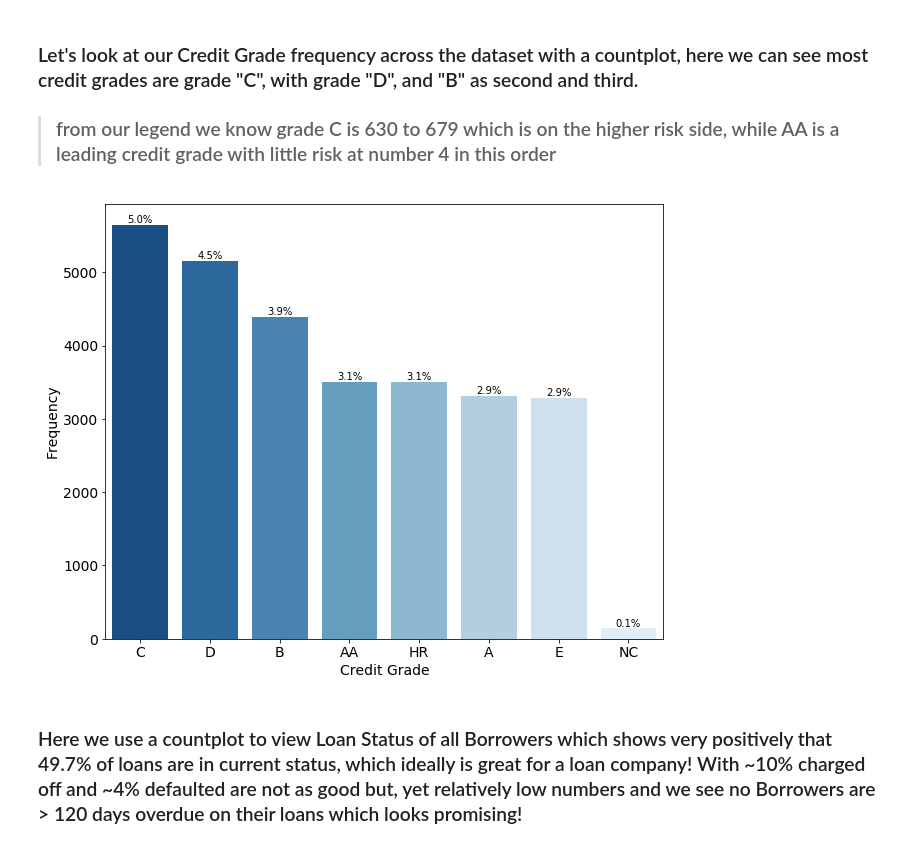
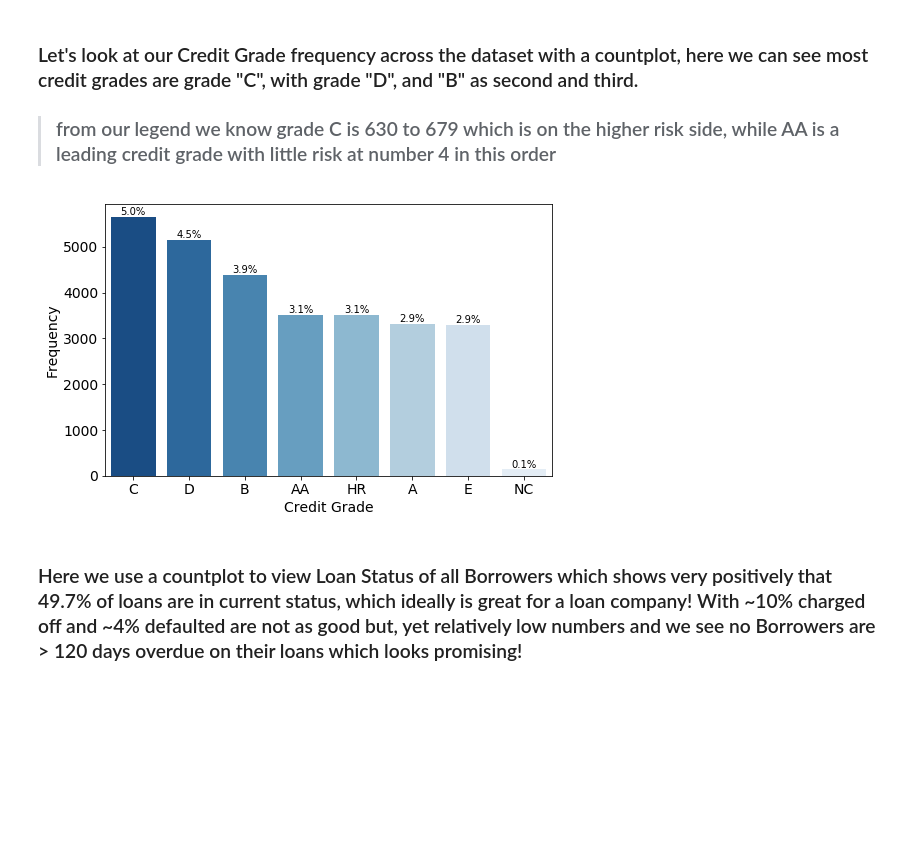
Before and after one commit to MJOAN/Udacity-DA-P5, a Jupyter notebook: prosper_loan_explanatory.ipynb, the cells around one changed output. Drawn from its saved outputs; the diff is of its cells as text; code cells hidden in the pictures; blank space fills up the shorter version.

```diff
--- a/exploration_template.ipynb
+++ b/prosper_loan_explanatory.ipynb
@@ -168,4 +0,0 @@ prosper_clean['ListingCreationDate'] = pd.to_datetime(prosper_clean['ListingCrea
-# %%
-# using lambda to apply the strftime method and allow for our timestamps to say either "AM" or "PM"
-prosper_clean['DateCreditPulled'] = prosper_clean['DateCreditPulled'].map(lambda x: x.strftime('%Y%m%d%' + ' ' + '%I:%M %p') if x else "")
-prosper_clean['ListingCreationDate'] = prosper_clean['ListingCreationDate'].map(lambda x: x.strftime('%Y%m%d%' + ' ' + '%I:%M %p') if x else "")
@@ -310,5 +154,2 @@ Text(0, 0.5, 'Frequency')
 # %% [markdown]
 ### The skewed bar chart above means we can go for a log scale instead for a normal distribution however, we still see skewness but, a general increase in frequency and then a peak at 100,000 as we get to our max() of 463,881 with log10 is 13.04
-# %%
-# store all non zero values to a np array variable 'x'
-x = prosper_clean['AmountDelinquent'].nonzero()
@@ -336,32 +173,25 @@ plt.xticks([500, 5000, 10000, 50000, 100000, 500000],
 ### Let's look at our Credit Grade frequency across the dataset with a countplot, here we can see most credit grades are grade "C", with grade "D", and "B" as second and third.
 
 > ### from our legend we know grade C is 630 to 679 which is on the higher risk side, while AA is a leading credit grade with little risk at number 4 in this order
-# %%
-# get shape of credit grade data
-total_credit_shape = float(prosper_clean.CreditGrade.shape[0])
-# %%
-# use value counts to get counts of all credit grade types
-# then sort these counts descending by index
-descending_order_grade = prosper_clean['CreditGrade'].value_counts().sort_values(ascending=False).index
 # %%
 # use countplot with order descending, and a reversed color palette
 # iterate over ax.patches in order to get the percentages on top of our countplot bars
-plt.figure(figsize=[10, 8])
+plt.figure(figsize=[8,5])
 
 ax = sb.countplot(x="CreditGrade", data=prosper_clean, order=descending_order_grade, palette="Blues_r")
 
 for p in ax.patches:  # cite 2
     x=p.get_bbox().get_points()[:,0]
     y=p.get_bbox().get_points()[1,1]
     ax.annotate('{:.1f}%'.format(100.*y/total_credit_shape), (x.mean(), y), ha='center', va='bottom')
 
 letter_labels = ['C: 630-679','D: 550-629','B: 680-719','AA: 760+ ',
                  'HR: First Time Borrower', 'A: 720+','E: 520-','NC: No Credit']
 
 plt.tick_params(labelsize=14)
 plt.xlabel('Credit Grade', fontsize=14)
 plt.ylabel('Frequency', fontsize=14);
 # %% [output]
-[figure, old version]
+[figure, new version]
 # %% [markdown]
 ### Here we use a countplot to view Loan Status of all Borrowers which shows very positively that 49.7% of loans are in current status, which ideally is great for a loan company! With ~10% charged off and ~4% defaulted are not as good but, yet relatively low numbers and we see no Borrowers are > 120 days overdue on their loans which looks promising!
```
Also changed, not shown: parts of 89 cells of this notebook, 4 other files.
